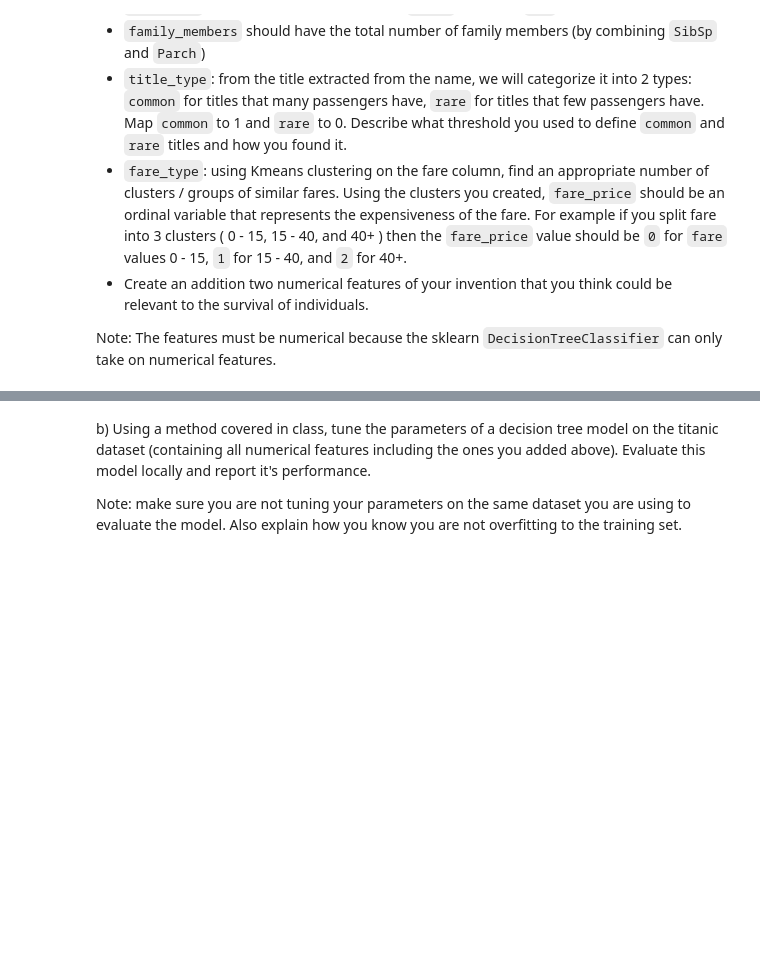
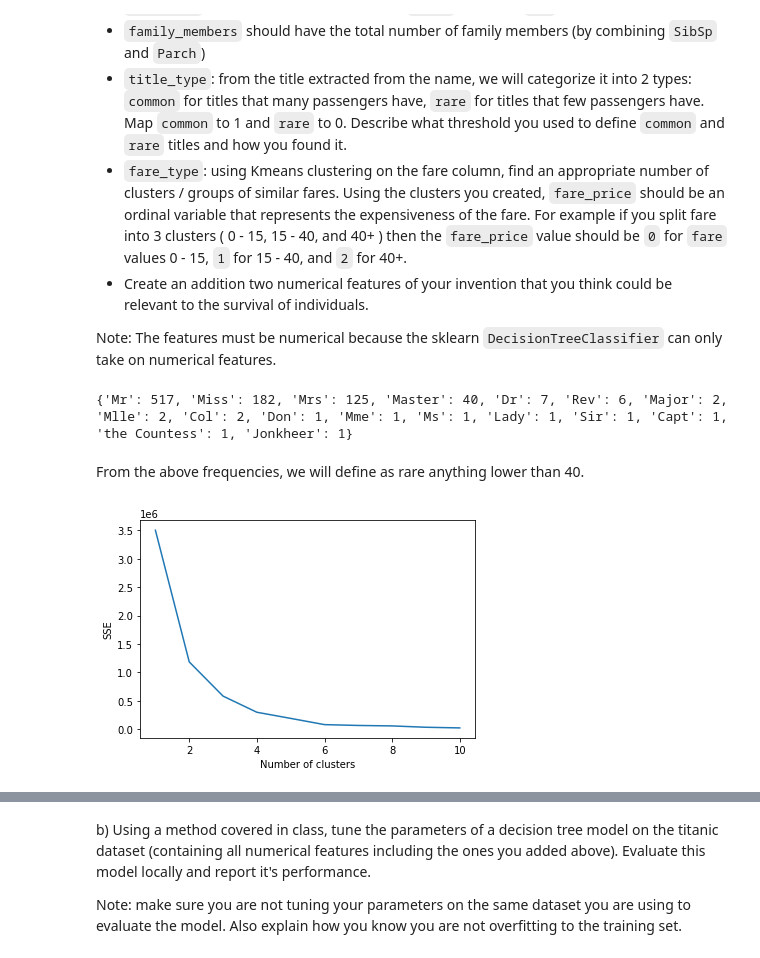
Before and after one commit to tnikas/Data-Science-Fundamentals, a Jupyter notebook: lecture_14/worksheet_14.ipynb, the cells around one changed output, grey strips where cells are left out. Cells and saved outputs as stored; diff of their text form; code cells hidden in the pictures; blank space fills up the shorter version.

```diff
--- a/lecture_14/worksheet_14.ipynb
+++ b/lecture_14/worksheet_14.ipynb
@@ -166,0 +179,42 @@ Note: The features must be numerical because the sklearn `DecisionTreeClassifier
+# %%
+titles = {}
+for name in train_data['Name']:
+    title = name.split(',')[1].split('.')[0].strip()
+    if title in titles:
+        titles[title] += 1
+    else:
+        titles[title] = 1
+# print sorted titles
+titles = dict(sorted(titles.items(), key=lambda item: item[1], reverse=True))
+print(titles)
+# %% [output]
+{'Mr': 517, 'Miss': 182, 'Mrs': 125, 'Master': 40, 'Dr': 7, 'Rev': 6, 'Major': 2, 'Mlle': 2, 'Col': 2, 'Don': 1, 'Mme': 1, 'Ms': 1, 'Lady': 1, 'Sir': 1, 'Capt': 1, 'the Countess': 1, 'Jonkheer': 1}
+# %% [markdown]
+From the above frequencies, we will define as rare anything lower than 40.
+# %%
+# add 'title_type' column. 1 if title is common , 0 otherwise
+common_titles = [title for title in titles if titles[title] >= 40]
+train_data['title_type'] = train_data['Name'].apply(lambda x: 1 if x.split(',')[1].split('.')[0].strip() in common_titles else 0)
+test_data['title_type'] = test_data['Name'].apply(lambda x: 1 if x.split(',')[1].split('.')[0].strip() in common_titles else 0)
+# %%
+# kmeans on 'Fare' on both train and test data combined, plot to find optimal number of clusters
+from sklearn.cluster import KMeans
+import matplotlib.pyplot as plt
+import numpy as np
+train_fare = np.array(train_data['Fare']).reshape(-1, 1)
+# replace nan values with mean
+train_fare = np.where(np.isnan(train_fare), np.nanmean(train_fare), train_fare)
+test_fare = np.array(test_data['Fare']).reshape(-1, 1)
+# replace nan values with mean
+test_fare = np.where(np.isnan(test_fare), np.nanmean(test_fare), test_fare)
+fare = np.concatenate((train_fare, test_fare))
+sse = []
+for i in range(1, 11):
+    kmeans = KMeans(n_clusters=i, random_state=0).fit(fare)
+    sse.append(kmeans.inertia_)
+plt.plot(range(1, 11), sse)
+plt.xlabel('Number of clusters')
+plt.ylabel('SSE')
+plt.show()
+# %% [output]
+[figure, added]
```
Also changed, not shown: parts of 14 cells of this notebook, 1 other file.
